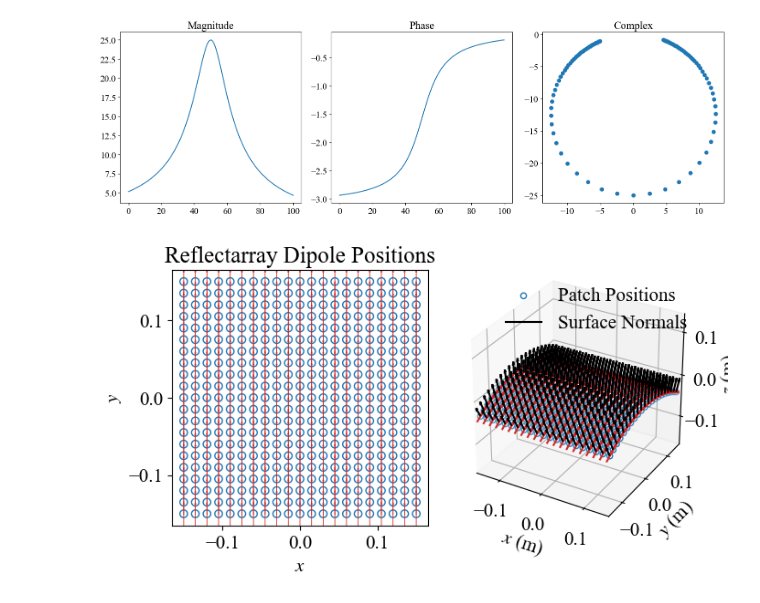
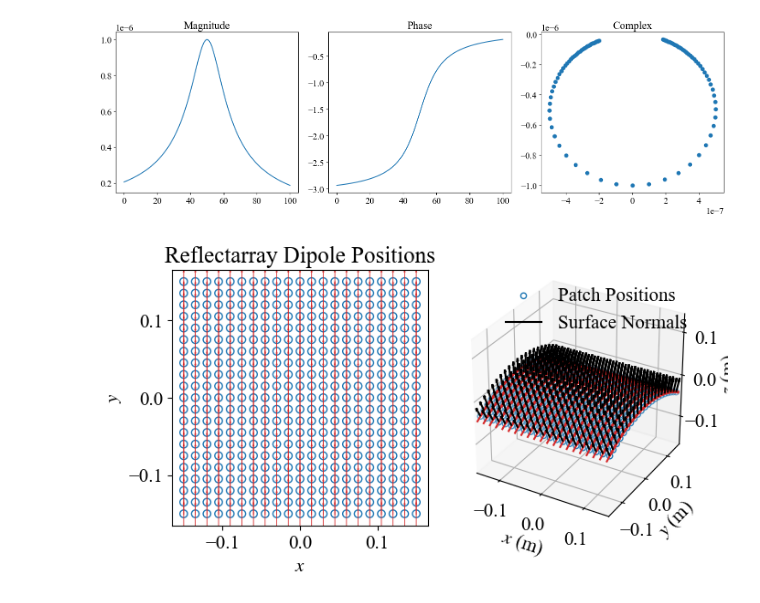
Before and after one commit to aaronvd/dipole-model-reflectarray, a Jupyter notebook: scripts/grayscale_test.ipynb, the cells around one changed output. Saved outputs shown, nothing was run; the diff lists cells and outputs as text; code cells hidden in the pictures.

```diff
--- a/scripts/grayscale_test.ipynb
+++ b/scripts/grayscale_test.ipynb
@@ -1,25 +1,26 @@
 # %%
 import numpy as np
 from matplotlib import pyplot as plt
 import scipy.constants
 import sys
 sys.path.append('..')
 from reflectarray import element
 from reflectarray.reflectarray import Reflectarray
 from reflectarray.feed import Feed
 from reflectarray.feed import PyramidalHorn
 from reflectarray.system import System
 
 # %matplotlib qt                    # plots in an interactive window
 
 C = scipy.constants.c
 f = 10E9
 lam = C/f
 
-patch1 = element.Patch(f=f, Q=25, lattice_vectors=np.array([[0, 1, 0]]))
+patch1 = element.Patch(f=f, Q=25, lattice_vectors=np.array([[0, 1, 0]]), normalize=True)
+patch1.alpha = patch1.alpha * 1E-6
 patch1.plot()
 # %% [output]
-[figure, old version]
+[figure, new version]
 # %%
 L = 10*lam
 delta_x = lam/2
```
Also changed, not shown: parts of 4 cells of this notebook, 6 other files.
